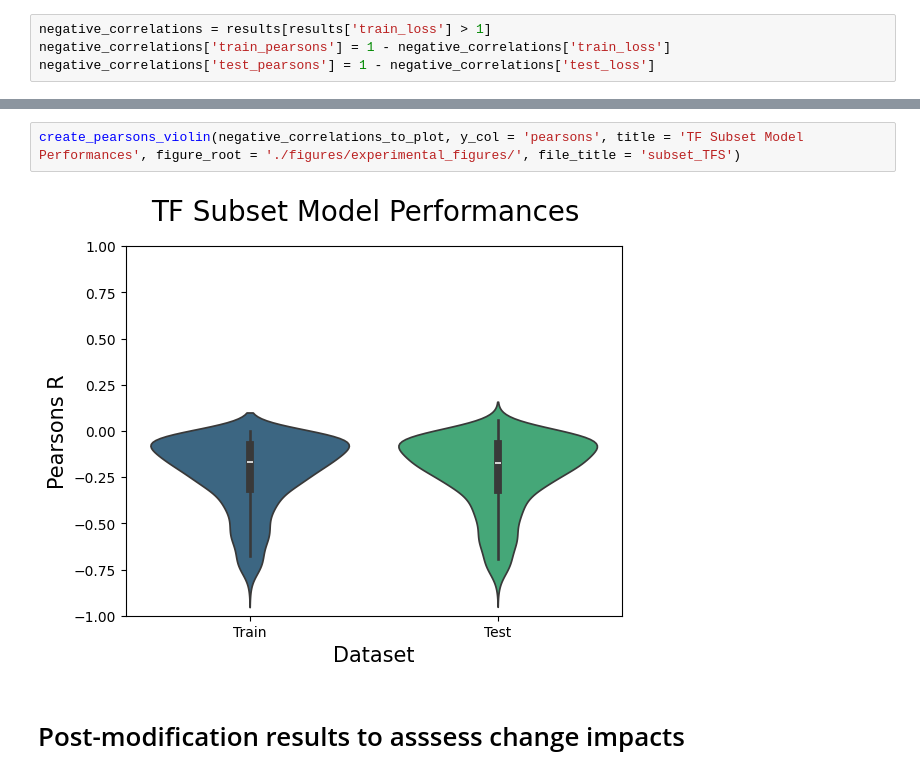
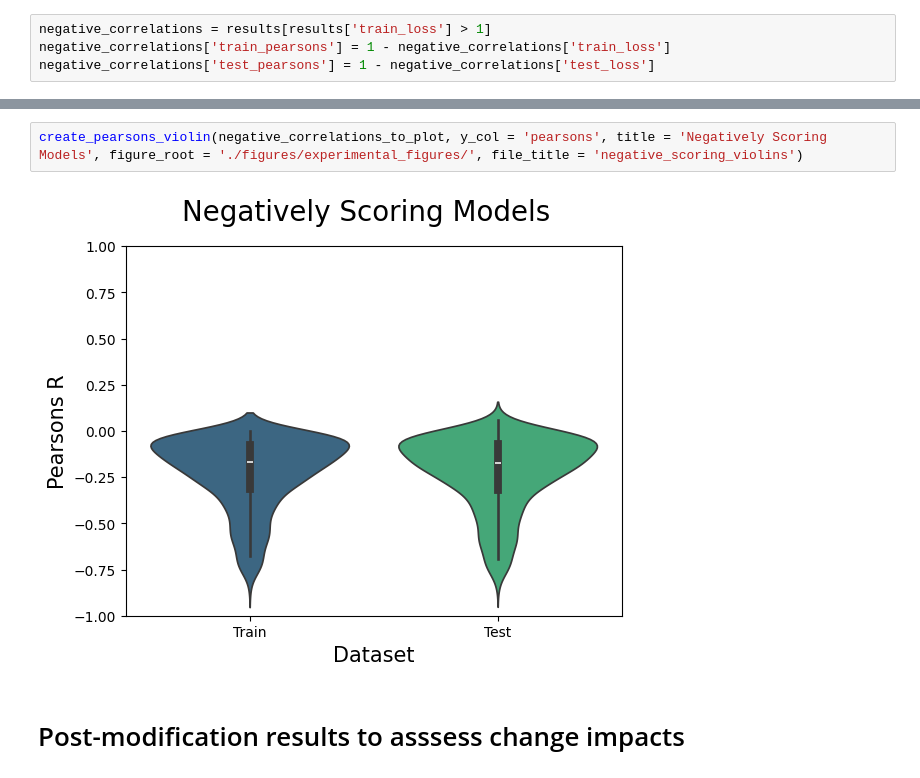
Before and after one commit to Alexander-Broadley/Zhang_lab_rotation, a Jupyter notebook: MML_model/model_evaluation/experimental_results.ipynb, the cells around one changed output, grey strips where cells are left out. Saved outputs shown, nothing was run; the diff lists cells and outputs as text.

```diff
--- a/MML_model/model_evaluation/experimental_results.ipynb
+++ b/MML_model/model_evaluation/experimental_results.ipynb
@@ -49,7 +64,7 @@ negative_correlations_to_plot
 # %%
-create_pearsons_violin(negative_correlations_to_plot, y_col = 'pearsons', title = 'TF Subset Model Performances', figure_root = './figures/experimental_figures/', file_title = 'subset_TFS')
+create_pearsons_violin(negative_correlations_to_plot, y_col = 'pearsons', title = 'Negatively Scoring Models', figure_root = './figures/experimental_figures/', file_title = 'negative_scoring_violins')
 # %% [output]
-[figure, old version]
+[figure, new version]
 # %% [markdown]
 # Post-modification results to asssess change impacts
 # %%
```
Also changed, not shown: parts of 5 cells of this notebook, 4 other files.
